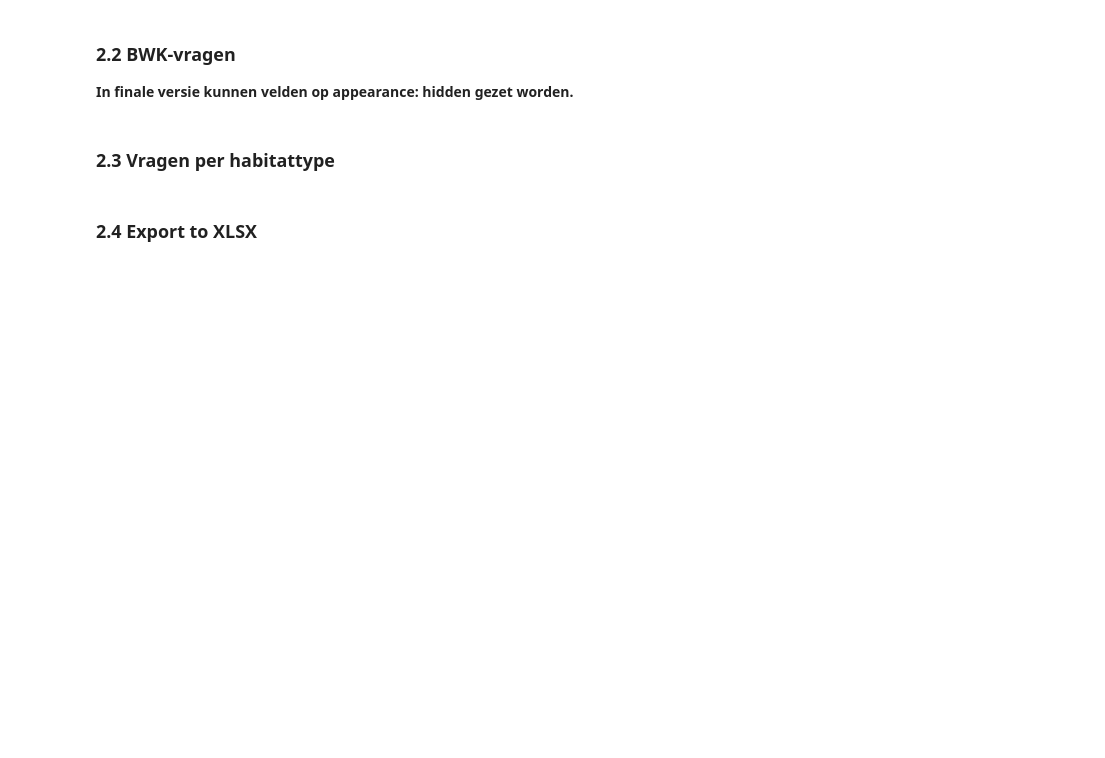
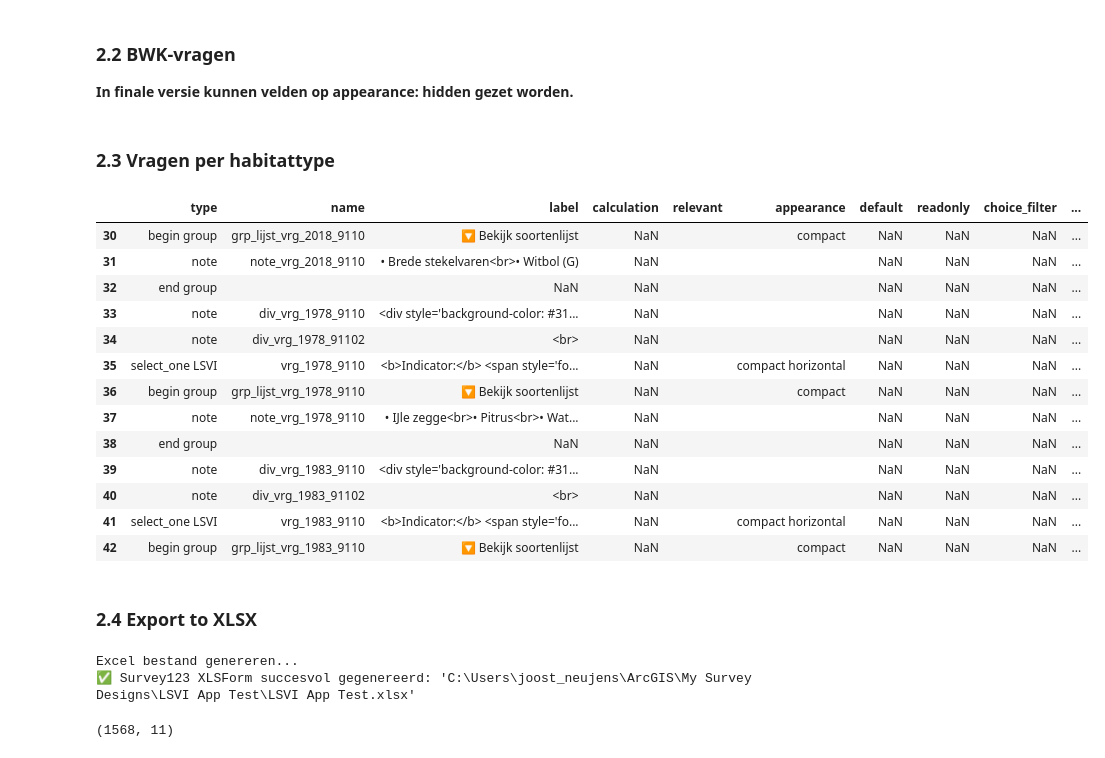
Before and after one commit to inbo/gis-lsvi-app, a Jupyter notebook: notebooks/create_xlsform.ipynb, the cells around one changed output. Cells and saved outputs as stored; diff of their text form; code cells hidden in the pictures; blank space fills up the shorter version.

Commit message:
feat: formatting spacing between questions

```diff
--- a/notebooks/create_xlsform_w_repeats.ipynb
+++ b/notebooks/create_xlsform.ipynb
@@ -38,8 +38,8 @@ df_vereisten["Habitattype"] = df_vereisten["Habitattype"].astype(str).str.strip(
 df_vereisten["BeoordelingID"] = df_vereisten["BeoordelingID"].astype(int)
 df_vereisten["TaxongroepId"] = df_vereisten["TaxongroepId"].fillna(-1).astype(int)
 
-# We should only use vereiesten v3
-df_vereisten = df_vereisten[df_vereisten['Versie'] == 'Versie 3']
+# We should only use vereiesten v3 and exclude redundant questions
+df_vereisten = df_vereisten[(df_vereisten['Versie'] == 'Versie 3') & df_vereisten['Type_vraag'].isin(['Orig', 'Matrixvraag'])]
 print(df_vereisten.shape)
 # Maak unieke ID aan voor vragen adhv voorwaarde id + habitattype
 df_vereisten['vraag_id'] = "vrg_" + df_vereisten['VoorwaardeID'].astype(str) + "_" + (df_vereisten['Habitatsubtype'].astype(str).apply(utils.clean_name))
@@ -55,8 +55,10 @@ if len(df_vereisten[df_vereisten['schaal_type'].isnull()]) > 0:
     print(df_vereisten[df_vereisten['schaal_type'].isnull()])
 
 # We filter on specific habitat types (start with 3,4 or 5) to keep survey sizeable
-# df_vereisten = df_vereisten[df_vereisten['Habitatsubtype'].astype(str).str.startswith(('1', '2','3', '4', '5'))]
-df_vereisten = df_vereisten[df_vereisten['Habitatsubtype'].astype(str).str.startswith(tuple(['5','6','7']))]
+# df_vereisten = df_vereisten[df_vereisten['Habitatsubtype'].astype(str).str.startswith(('1', '2','3', '4'))]
+# df_vereisten = df_vereisten[df_vereisten['Habitatsubtype'].astype(str).str.startswith(tuple(['5','6','7']))]
+df_vereisten = df_vereisten[df_vereisten['Habitatsubtype'].astype(str).str.startswith(tuple(['9']))]
+
 
 # Haal beschrijving op uit LSVI databank (mimic functie geefInfoHabitatfiche)
 df_vereisten = utils.voeg_lsvi_beschrijving_toe(df_vereisten, sqlite_path=SQLITE_PATH)
@@ -313,15 +336,39 @@ for hab in unieke_subhabitats:
         # "hint": utils.get_habitat_hint(hab, db_path=SQLITE_PATH),
         # "guidance_hint": get_habitat_hint(hab),   # Dynamische hint genereren op basis van de habitattype code
         "relevant": f"selected(string(${{habitat_keuze}}), '{hab_clean}')",   # De groep erft de relevantie van het repeat blok. Dit mag leeg zijn als we repeats gebruiken.
-        "appearance": "w1 compact field-list" # Zorgt dat het als 1 pagina toont in de app
+        "appearance": "field-list" #"w1 field-list" # Zorgt dat het als 1 pagina toont in de app
     })
 
     # Filter de vereisten voor dít specifieke habitattype
-    df_hab_vereisten = df_vereisten[df_vereisten['Habitatsubtype'] == hab]
+    df_hab_vereisten = df_vereisten[df_vereisten['Habitatsubtype'] == hab].reset_index(drop=True)
 
     # 4.3. Genereer de vragen binnen dit habitattype
     for idx, row in df_hab_vereisten.iterrows():
+
         vraag_naam = f"{row['vraag_id']}"
+
+        if idx > 0:
+            survey_list.append({
+                "type": "note",
+                "name": f"div_{vraag_naam}",
+                # 1. Outer DIV forces exactly 40px of padding above and below
+                # 2. Inner DIV draws the 2px line right in the dead-center of that space
+                # "label": "<div style='height: 1px; background-color: #31872e; margin: 20px 0; line-height: 0;'></div>",                # "label": "<div style='margin: 25px 0; padding-top: 15px; border-top: 2px solid #31872e; padding-bottom: 15px;'></div>",
+                "label": "<div style='background-color: #31872e; height: 1px; font-size: 2px; padding: 0; margin: 3px 0; line-height: 1px;'>&nbsp;</div>",
+                "relevant": "",
+                "appearance": "",
+                "bind::esri:fieldType": "null"
+            })
+            survey_list.append({
+                "type": "note",
+                "name": f"div_{vraag_naam}2",
+                # 1. Outer DIV forces exactly 40px of padding above and below
+                # 2. Inner DIV draws the 2px line right in the dead-center of that space
+                "label": "<br>",                # "label": "<div style='margin: 25px 0; padding-top: 15px; border-top: 2px solid #31872e; padding-bottom: 15px;'></div>",
+                "relevant": "",
+                "appearance": "",
+                "bind::esri:fieldType": "null"
+            })
 
         # Type_vraag heeft 3 mogelijkheden: Orig (normaal), Matrixvraag of 'niet nodig in app':
         if row['Type_vraag'].lower() == 'orig':
@@ -638,6 +685,23 @@ survey_list.append({
 })
 
 df_survey_final = pd.DataFrame(survey_list)
+# %%
+df_survey_final.iloc[30:43]
+# %% [output]
+|  | type | name | label | calculation | relevant | appearance | default | readonly | choice_filter | ... |
+| 30 | begin group | grp_lijst_vrg_2018_9110 | 🔽 Bekijk soortenlijst | NaN |  | compact | NaN | NaN | NaN | ... |
+| 31 | note | note_vrg_2018_9110 | • Brede stekelvaren<br>• Witbol (G) | NaN |  |  | NaN | NaN | NaN | ... |
+| 32 | end group |  | NaN | NaN |  |  | NaN | NaN | NaN | ... |
+| 33 | note | div_vrg_1978_9110 | <div style='background-color: #31... | NaN |  |  | NaN | NaN | NaN | ... |
+| 34 | note | div_vrg_1978_91102 | <br> | NaN |  |  | NaN | NaN | NaN | ... |
+| 35 | select_one LSVI | vrg_1978_9110 | <b>Indicator:</b> <span style='fo... | NaN |  | compact horizontal | NaN | NaN | NaN | ... |
+| 36 | begin group | grp_lijst_vrg_1978_9110 | 🔽 Bekijk soortenlijst | NaN |  | compact | NaN | NaN | NaN | ... |
+| 37 | note | note_vrg_1978_9110 | • IJle zegge<br>• Pitrus<br>• Wat... | NaN |  |  | NaN | NaN | NaN | ... |
+| 38 | end group |  | NaN | NaN |  |  | NaN | NaN | NaN | ... |
+| 39 | note | div_vrg_1983_9110 | <div style='background-color: #31... | NaN |  |  | NaN | NaN | NaN | ... |
+| 40 | note | div_vrg_1983_91102 | <br> | NaN |  |  | NaN | NaN | NaN | ... |
+| 41 | select_one LSVI | vrg_1983_9110 | <b>Indicator:</b> <span style='fo... | NaN |  | compact horizontal | NaN | NaN | NaN | ... |
+| 42 | begin group | grp_lijst_vrg_1983_9110 | 🔽 Bekijk soortenlijst | NaN |  | compact | NaN | NaN | NaN | ... |
 # %%
 # df_survey_final[
 #     ~((df_survey_final['name'].str.startswith('grp_', na=False))
@@ -688,7 +752,7 @@ df_survey_final['hint'] = df_survey_final['hint'].replace("", np.nan)
 # df_survey_final = df_survey_final.rename(columns={'label': 'label::nl', 'hint': 'hint::nl', 'guidance_hint': 'guidance_hint::nl'})
 
 print("Excel bestand genereren...")
-output_file = '../output/Survey123_Volledige_Generatie_20260713.xlsx'
+output_file = '../output/Survey123_Volledige_Generatie_20260714.xlsx'
 with pd.ExcelWriter(output_file, engine='openpyxl') as writer:
     df_survey_final.to_excel(writer, sheet_name='survey', index=False)
     df_choices_final.to_excel(writer, sheet_name='choices', index=False)
@@ -705,5 +769,12 @@ with pd.ExcelWriter(output_file, engine='openpyxl') as writer:
     df_settings.to_excel(writer, sheet_name='settings', index=False)
 
 print(f"✅ Survey123 XLSForm succesvol gegenereerd: '{output_file}'")
+# %% [output]
+Excel bestand genereren...
+✅ Survey123 XLSForm succesvol gegenereerd: 'C:\Users\joost_neujens\ArcGIS\My Survey Designs\LSVI App Test\LSVI App Test.xlsx'
 # %%
+# df_vereisten[(df_vereisten['Type_vraag'] == 'Matrixvraag')][['Habitattype','Habitatsubtype','BeoordelingID','TaxongroepId','Beschrijving']] # & (df_vereisten['Beschrijving'].notna())]
+# df_survey_final.iloc[30:50]
 df_survey_final.shape
+# %% [output]
+(1568, 11)
```
Also changed, not shown: parts of 9 cells of this notebook, 9 other files.
